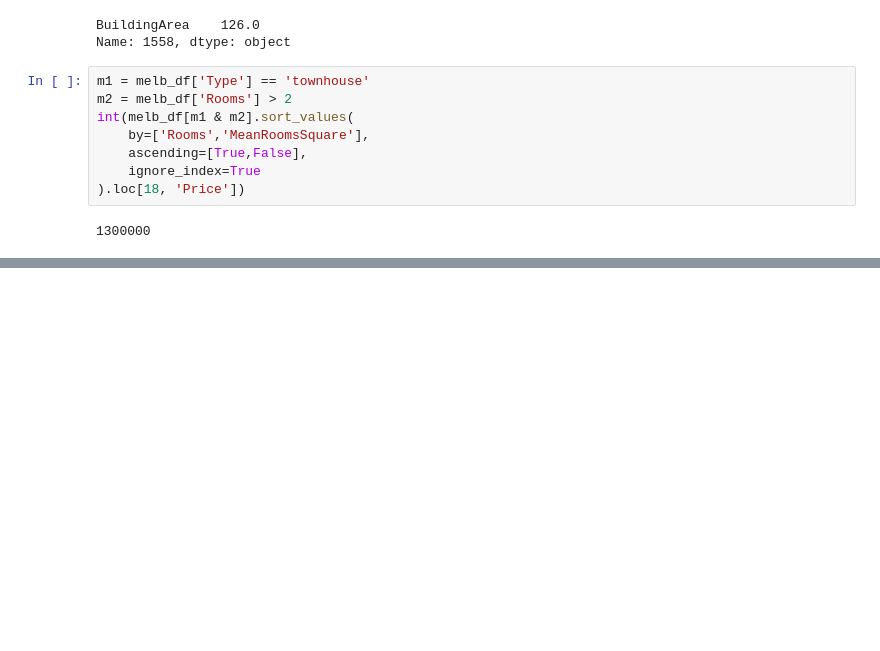
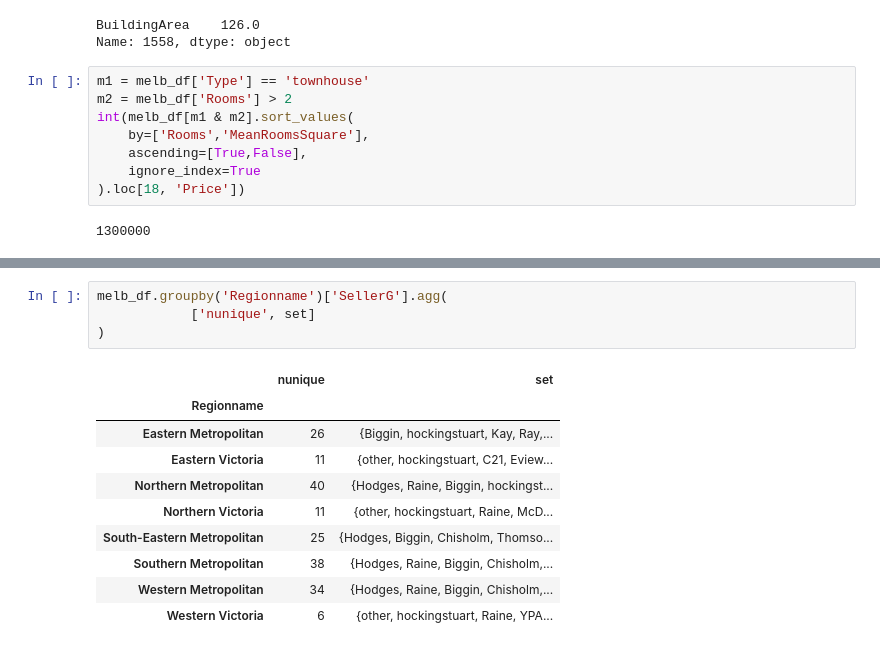
Before and after one commit to Balzhir/sf_game_v2_08.2022, a Jupyter notebook: my_Skillfactory_course/PYTHON-12/PY-12_realty.ipynb, the cells around one changed output, grey strips where cells are left out. Saved outputs shown, nothing was run; the diff lists cells and outputs as text; blank space fills up the shorter version.

```diff
--- a/my_Skillfactory_course/PYTHON-12/PY-12_realty.ipynb
+++ b/my_Skillfactory_course/PYTHON-12/PY-12_realty.ipynb
@@ -149,0 +215,15 @@ int(melb_df[m1 & m2].sort_values(
+# %%
+melb_df.groupby('Regionname')['SellerG'].agg(
+    		['nunique', set]
+)
+# %% [output]
+|  | nunique | set |
+| Regionname |  |  |
+| Eastern Metropolitan | 26 | {Biggin, hockingstuart, Kay, Ray,... |
+| Eastern Victoria | 11 | {other, hockingstuart, C21, Eview... |
+| Northern Metropolitan | 40 | {Hodges, Raine, Biggin, hockingst... |
+| Northern Victoria | 11 | {other, hockingstuart, Raine, McD... |
+| South-Eastern Metropolitan | 25 | {Hodges, Biggin, Chisholm, Thomso... |
+| Southern Metropolitan | 38 | {Hodges, Raine, Biggin, Chisholm,... |
+| Western Metropolitan | 34 | {Hodges, Raine, Biggin, Chisholm,... |
+| Western Victoria | 6 | {other, hockingstuart, Raine, YPA... |
```
Also changed, not shown: parts of 8 cells of this notebook.
